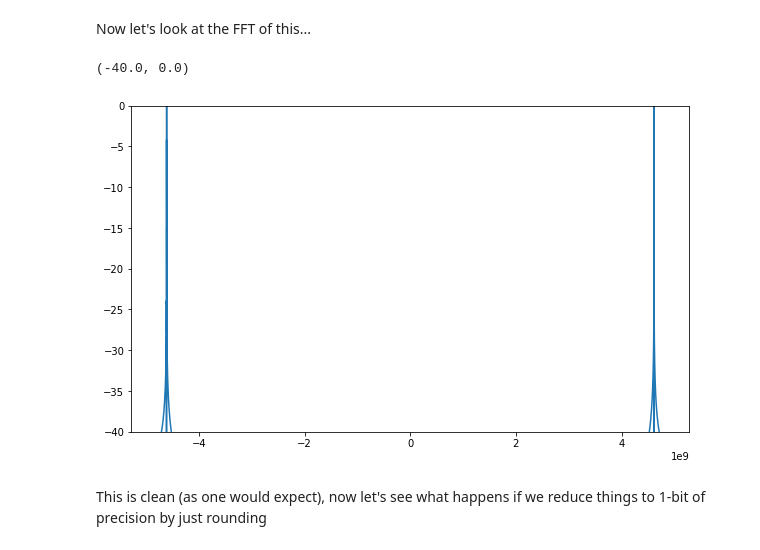
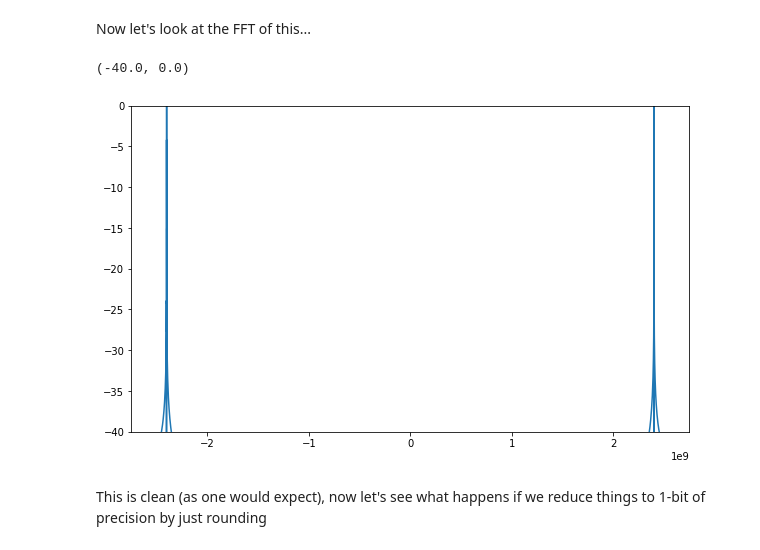
Before and after one commit to newhouseb/onebitbt, a Jupyter notebook: research/Transmission.ipynb, the cells around one changed output. Saved outputs shown, nothing was run; the diff lists cells and outputs as text; code cells hidden in the pictures.

```diff
--- a/research/Transmission.ipynb
+++ b/research/Transmission.ipynb
@@ -56,19 +56,20 @@ def modulate_gmsk(bits, carrier_freq=2.402e9, sample_rate=5e9, baseband=False):
 # %% [markdown]
 Now let's look at the FFT of this...
 # %%
-modulated = modulate_gmsk(prbs9(), sample_rate=5e9)
+sample_rate = 5e9
+modulated = modulate_gmsk(prbs9(), sample_rate=sample_rate)
 
 fftm = np.abs(fft(modulated))
 fftm = fftm/np.max(fftm)
 
 fftbins = fftfreq(len(modulated), 1/sample_rate)
 
 plt.figure(figsize=(10,6))
 plt.plot(fftbins, 10*np.log10(fftm))
 plt.gca().set_ylim(-40, 0)
 # %% [output]
 (-40.0, 0.0)
-[figure, old version]
+[figure, new version]
 # %% [markdown]
 This is clean (as one would expect), now let's see what happens if we reduce things to 1-bit of precision by just rounding
 # %% [markdown]
```
Also changed, not shown: parts of 7 cells of this notebook.
